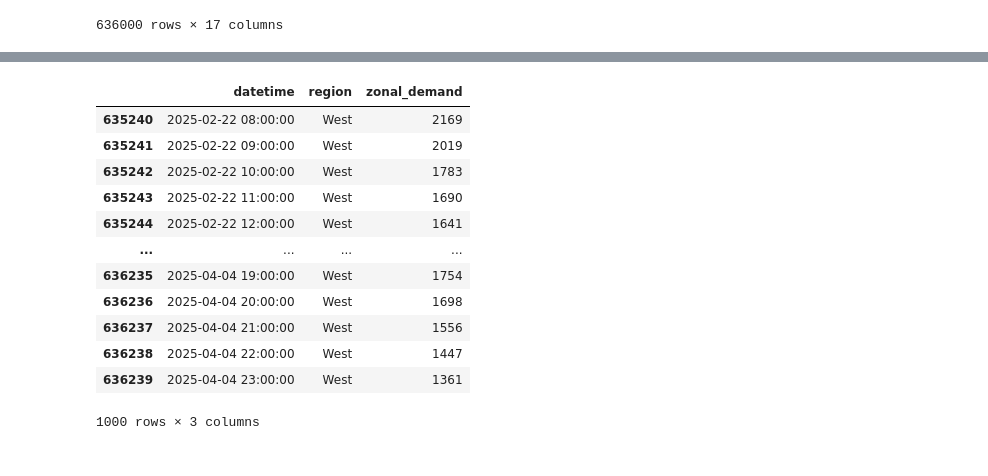
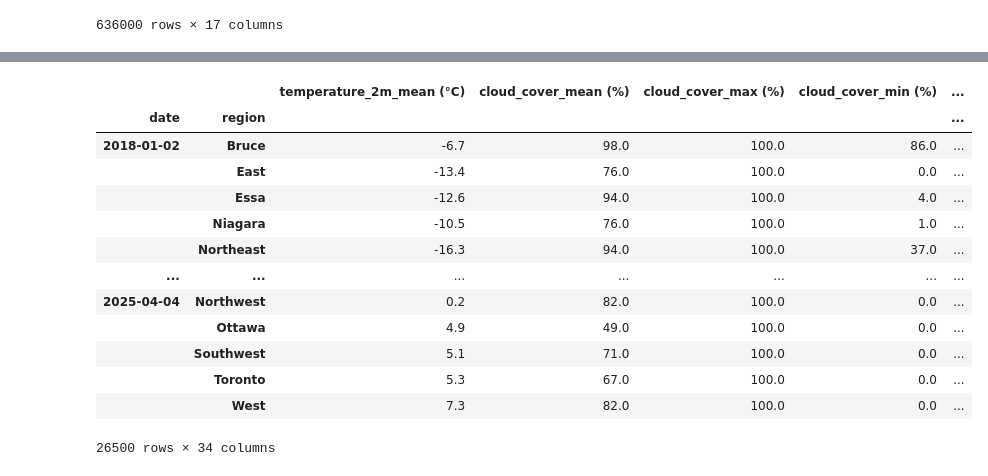
Before and after one commit to TanishqMaheshwari/predicting-energy-demand, a Jupyter notebook: Scripts/process_data.ipynb, the cells around one changed output, grey strips where cells are left out. Cells and saved outputs as stored; diff of their text form; code cells hidden in the pictures.

```diff
--- a/Scripts/process_data.ipynb
+++ b/Scripts/process_data.ipynb
@@ -196,16 +142,43 @@ merged_df.head(50)
-# %%
-demand_df.tail(1000)
-# %% [output]
-|  | datetime | region | zonal_demand |
-| 635240 | 2025-02-22 08:00:00 | West | 2169 |
-| 635241 | 2025-02-22 09:00:00 | West | 2019 |
-| 635242 | 2025-02-22 10:00:00 | West | 1783 |
-| 635243 | 2025-02-22 11:00:00 | West | 1690 |
-| 635244 | 2025-02-22 12:00:00 | West | 1641 |
-| ... | ... | ... | ... |
-| 636235 | 2025-04-04 19:00:00 | West | 1754 |
-| 636236 | 2025-04-04 20:00:00 | West | 1698 |
-| 636237 | 2025-04-04 21:00:00 | West | 1556 |
-| 636238 | 2025-04-04 22:00:00 | West | 1447 |
-| 636239 | 2025-04-04 23:00:00 | West | 1361 |
-1000 rows × 3 columns
+# %%
+# get daily climate data
+
+climate_files = glob.glob('../ClimateData/*Climate.csv')
+dfs = []
+
+for file in climate_files:
+    # Extract region name from filename (e.g., "NortheastClimate.csv" -> "Northeast")
+    region = os.path.basename(file).split('Climate')[0]
+    df = pd.read_csv(file, skiprows=63677)
+    df = df.head(-3)
+    # need to read rows 63678-66328
+    df['date'] = pd.to_datetime(df['time'])
+    df['region'] = region
+    # latter two are rows with NaN values
+    df = df.drop(columns=["time", "precipitation_probability_mean (undefined)", "precipitation_probability_min (undefined)"])
+    df['day_length'] = pd.to_datetime(df['sunset (iso8601)']) - pd.to_datetime(df['sunrise (iso8601)'])
+    # Set multi-index with datetime and region
+    df.set_index(['date', 'region'], inplace=True)
+    dfs.append(df)
+
+# Combine all climate dataframes
+daily_climate = pd.concat(dfs)
+
+# Sort the multi-index
+daily_climate.sort_index(inplace=True)
+
+display(daily_climate)
+# %% [output]
+|  |  | temperature_2m_mean (°C) | cloud_cover_mean (%) | cloud_cover_max (%) | cloud_cover_min (%) | ... |
+| date | region |  |  |  |  | ... |
+| 2018-01-02 | Bruce | -6.7 | 98.0 | 100.0 | 86.0 | ... |
+|  | East | -13.4 | 76.0 | 100.0 | 0.0 | ... |
+|  | Essa | -12.6 | 94.0 | 100.0 | 4.0 | ... |
+|  | Niagara | -10.5 | 76.0 | 100.0 | 1.0 | ... |
+|  | Northeast | -16.3 | 94.0 | 100.0 | 37.0 | ... |
+| ... | ... | ... | ... | ... | ... | ... |
+| 2025-04-04 | Northwest | 0.2 | 82.0 | 100.0 | 0.0 | ... |
+|  | Ottawa | 4.9 | 49.0 | 100.0 | 0.0 | ... |
+|  | Southwest | 5.1 | 71.0 | 100.0 | 0.0 | ... |
+|  | Toronto | 5.3 | 67.0 | 100.0 | 0.0 | ... |
+|  | West | 7.3 | 82.0 | 100.0 | 0.0 | ... |
+26500 rows × 34 columns
```
Also changed, not shown: parts of 18 cells of this notebook, 1 other file.
